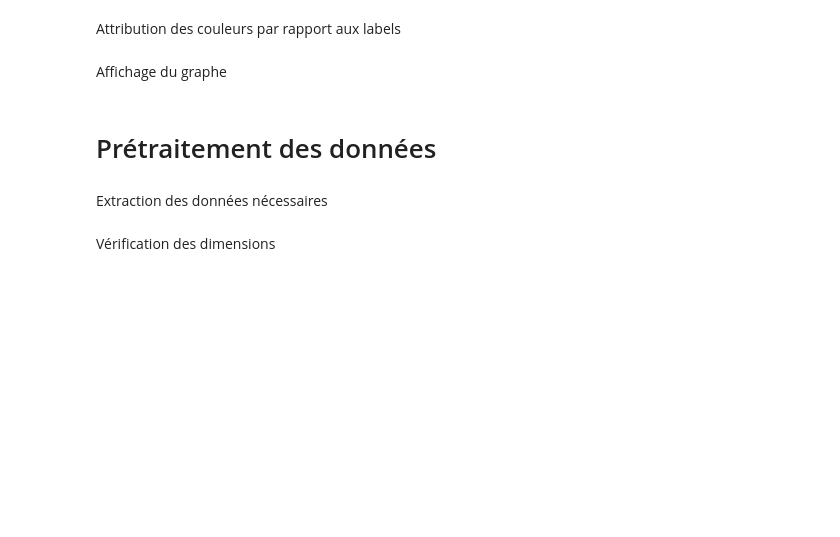
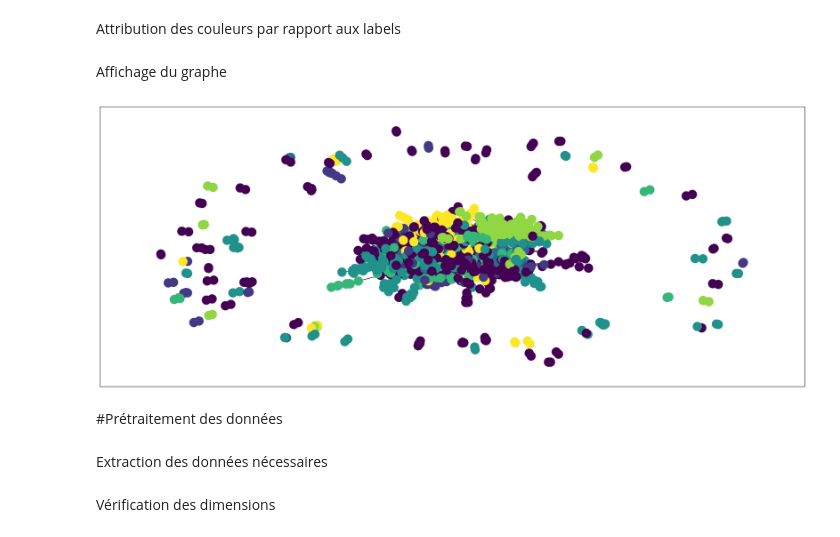
Before and after one commit to garesothmen/Geometric_Deeplearning, a Jupyter notebook: workshop2/Atelier_2.ipynb, the cells around one changed output. Saved outputs shown, nothing was run; the diff lists cells and outputs as text; code cells hidden in the pictures; blank space fills up the shorter version.

```diff
--- a/workshop2/Atelier_2.ipynb
+++ b/workshop2/Atelier_2.ipynb
@@ -54,0 +13,4 @@ ModuleNotFoundError: No module named 'karateclub'
+# %%
+edge = pd.read_csv("./Data/edges.csv")
+features = pd.read_csv("./Data/features.csv")
+targets = pd.read_csv("./Data/targets.csv")
@@ -65,2 +53,2 @@ targetlist.head()
 # %%
-G=graph=nx.convert_matrix.from_pandas_edgelist(edglist,"id_1","id_2")
+graph=nx.convert_matrix.from_pandas_edgelist(edge,"id_1","id_2")
@@ -71,5 +60,0 @@ G.nodes
-# %%
-# liste à remplir avec des étiquettes pour la distinction des individus
-l=[]
-for i in G.nodes():
-    l.append(list(targetlist[targetlist["id_"]==int(i)]["label"])[0])
@@ -78,2 +61,7 @@ nx.draw(G)
+# %%
+l=[]
+for i in graph.nodes():
+    a=targets[targets['id_']==i]['label']
+    l.append(int(a))
 # %% [markdown]
 Affichage du graphe
@@ -87,4 +68,9 @@ nx.draw_networkx(G, ax=ax, with_labels=False,node_color=l, node_shape="^", node_
+# %%
+plt.figure(figsize=(25,10))
+nx.draw_networkx(graph, with_labels=False,node_color=l)
+# %% [output]
+[figure, added]
 # %% [markdown]
-# Prétraitement des données
+#Prétraitement des données
 # %% [markdown]
 Extraction des données nécessaires
```
Also changed, not shown: parts of 57 cells of this notebook, 8 other files.
